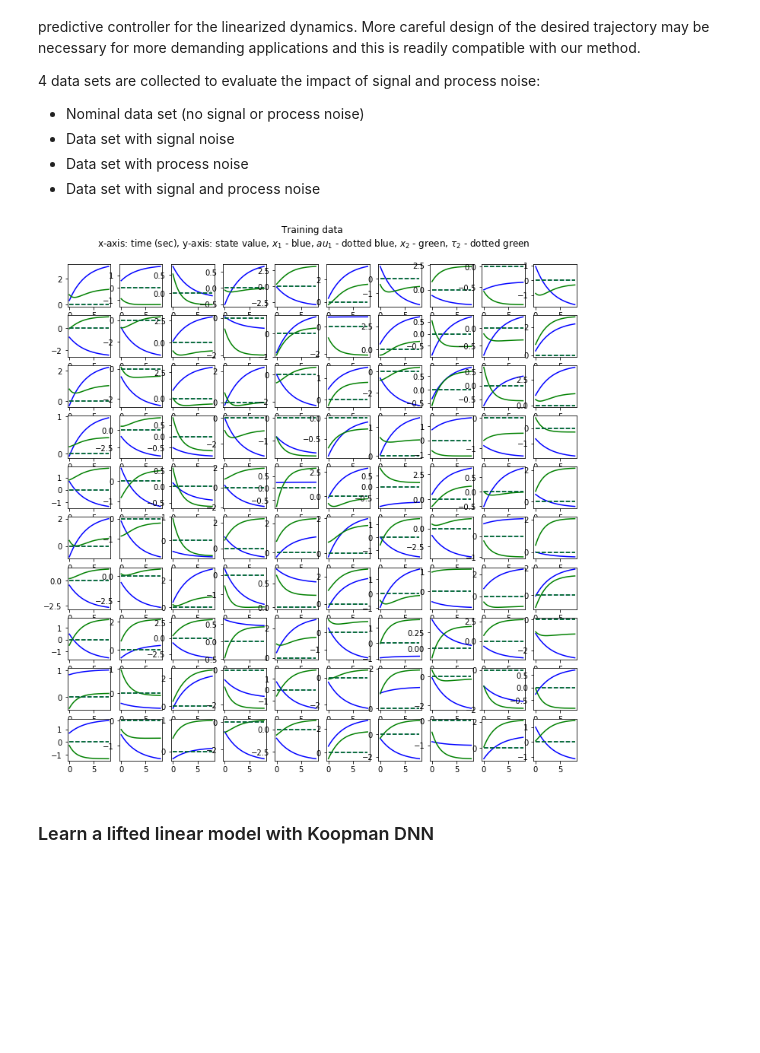
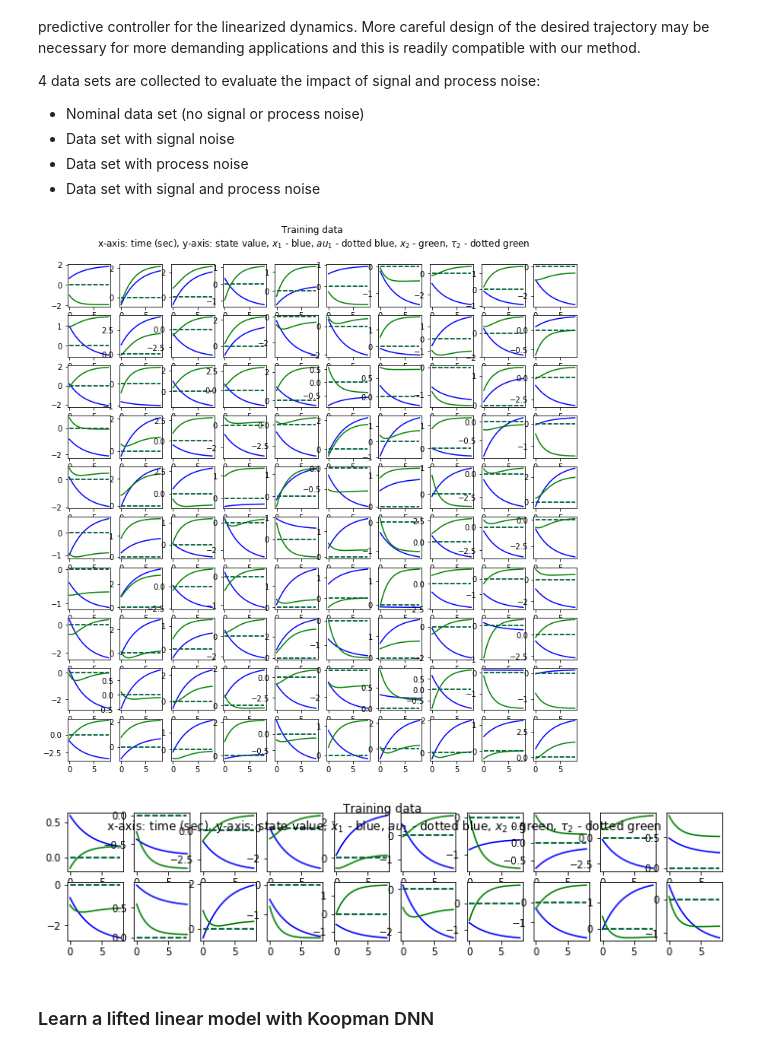
Before and after one commit to Cafolkes/koopman_learning_and_control, a Jupyter notebook: working_files/bkeedmd/analytic_koop_sys_mod.ipynb, the cells around one changed output. Saved outputs shown, nothing was run; the diff lists cells and outputs as text; code cells hidden in the pictures; blank space fills up the shorter version.

```diff
--- a/working_files/bkeedmd/analytic_koop_sys_mod.ipynb
+++ b/working_files/bkeedmd/analytic_koop_sys_mod.ipynb
@@ -97,6 +97,7 @@ traj_length_dc = 8.                                                 # Trajectory
 n_pred_dc = int(traj_length_dc/dt)                                  # Number of time steps, data collection
 t_eval = dt * np.arange(n_pred_dc + 1)                              # Simulation time points
 n_traj_train = 100                                                     # Number of trajectories to execute, data collection
+n_traj_val = int(0.2*n_traj_train)
 
 xmax = np.array([1, 1, 1, 1])                                             # State constraints, trajectory generation
 xmin = -xmax
@@ -108,18 +109,20 @@ directory = os.path.abspath("")                                     # Path to sa
 # %%
 from koopman_core.util import run_experiment
 if collect_data:
-    xs, t_eval_train = run_experiment(system, n, n_traj_train, n_pred_dc, t_eval, x0_max, plot_experiment_data=True)
+    xs_train, t_train = run_experiment(system, n, n_traj_train, n_pred_dc, t_eval, x0_max, plot_experiment_data=True)
+    xs_val, t_val = run_experiment(system, n, n_traj_val, n_pred_dc, t_eval, x0_max, plot_experiment_data=True)
 
-    data_list = [xs, t_eval, n_traj_train]
+    data_list = [xs_train, t_train, n_traj_train, xs_val, t_val, n_traj_val]
     outfile = open(directory + '/data/' + sys_name + '_data.pickle', 'wb')
     dill.dump(data_list, outfile)
     outfile.close()
 else:
     infile = open(directory + '/data/' + sys_name + '_data.pickle', 'rb')
-    xs, t_eval, n_traj_train, xs_test, t_eval_test, n_traj_test = dill.load(infile)
+    xs_train, t_train, n_traj_train, xs_val, t_val, n_traj_val, t_eval_test, n_traj_test = dill.load(infile)
     infile.close()
 # %% [output]
-[figure, old version]
+[figure, new version]
+[figure, added]
 # %% [markdown]
 ### Learn a lifted linear model with Koopman DNN
 # %%
```
Also changed, not shown: parts of 8 cells of this notebook, 9 other files.
